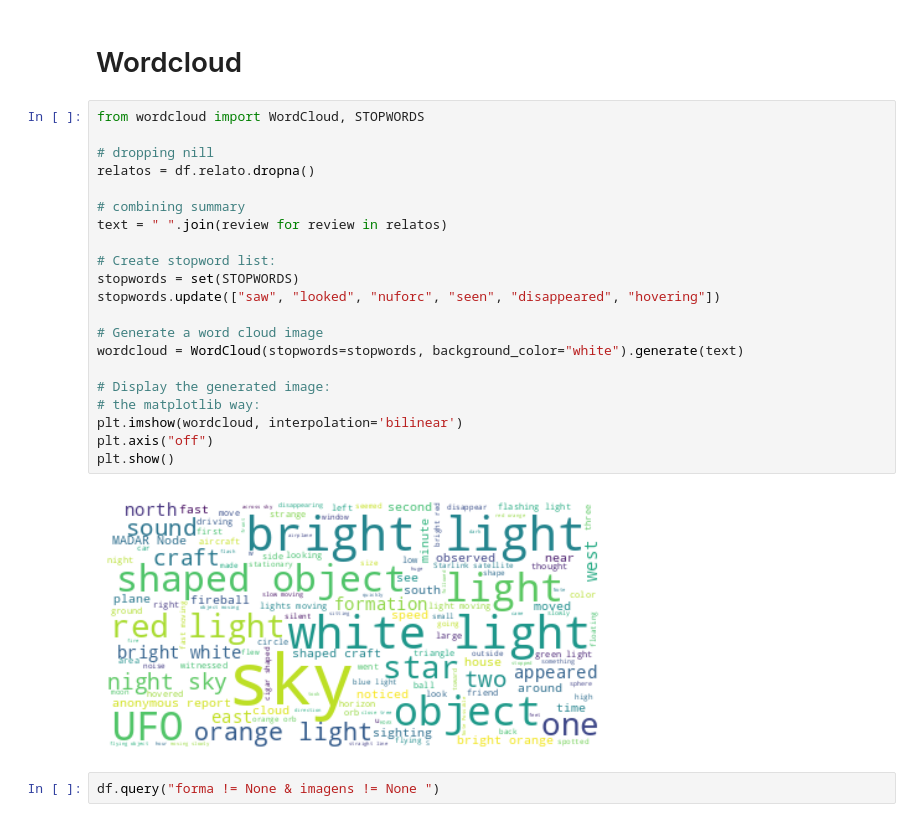
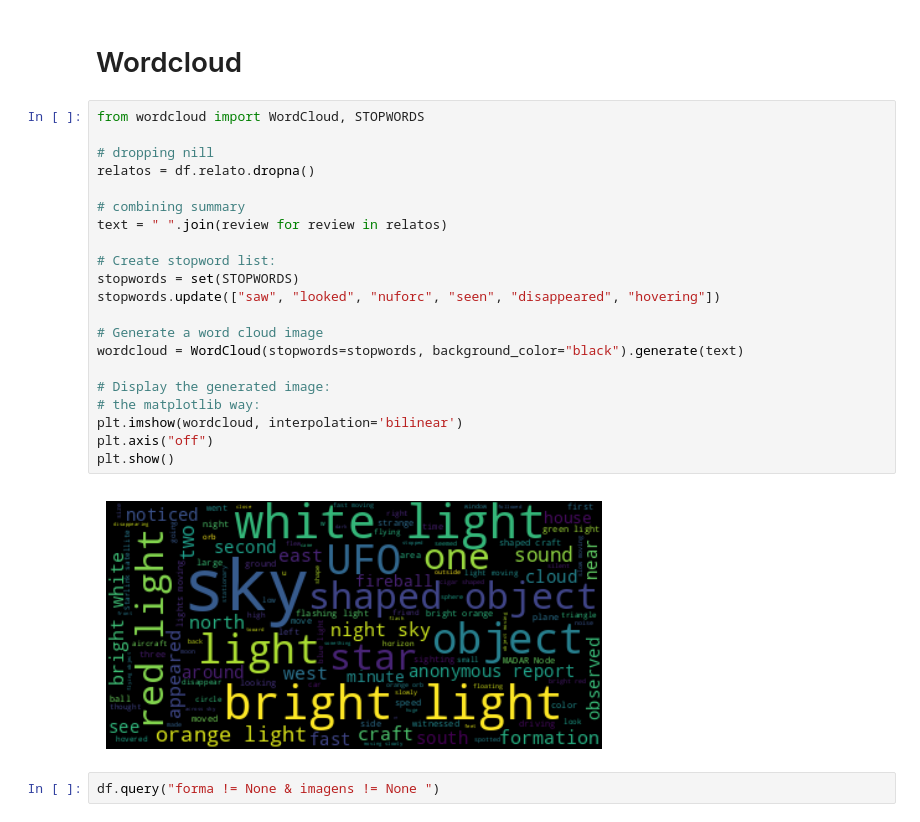
Before and after one commit to joaoariedi/presentations, a Jupyter notebook: Ovnis Hunter/ovnis_hunter/ovnis_hunter.ipynb, the cells around one changed output. Cells and saved outputs as stored; diff of their text form.

```diff
--- a/Ovnis Hunter/ovnis_hunter/ovnis_hunter.ipynb
+++ b/Ovnis Hunter/ovnis_hunter/ovnis_hunter.ipynb
@@ -134,26 +169,26 @@ plt.show()
 # %%
 from wordcloud import WordCloud, STOPWORDS
 
 # dropping nill
 relatos = df.relato.dropna()
 
 # combining summary
 text = " ".join(review for review in relatos)
 
 # Create stopword list:
 stopwords = set(STOPWORDS)
 stopwords.update(["saw", "looked", "nuforc", "seen", "disappeared", "hovering"])
 
 # Generate a word cloud image
-wordcloud = WordCloud(stopwords=stopwords, background_color="white").generate(text)
+wordcloud = WordCloud(stopwords=stopwords, background_color="black").generate(text)
 
 # Display the generated image:
 # the matplotlib way:
 plt.imshow(wordcloud, interpolation='bilinear')
 plt.axis("off")
 plt.show()
 # %% [output]
-[figure, old version]
+[figure, new version]
 # %%
 df.query("forma != None & imagens != None ")
 # %% [output]
```
Also changed, not shown: parts of 16 cells of this notebook, 1 other file.
